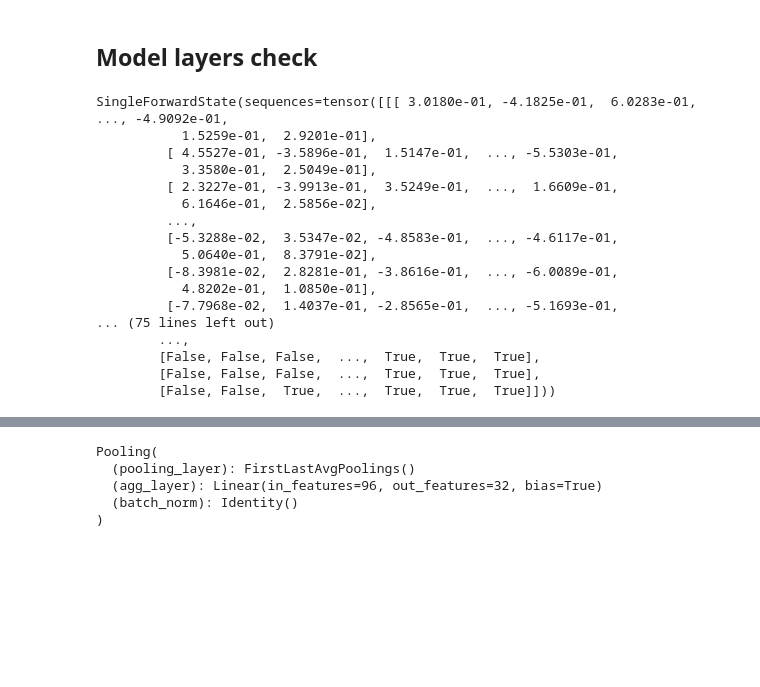
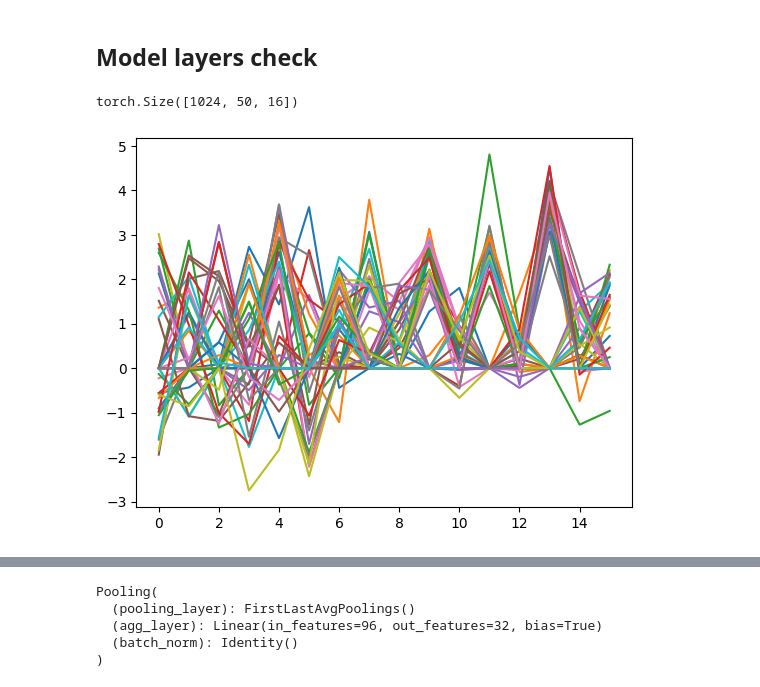
Before and after one commit to Monfin/LHT_credits-history, a Jupyter notebook: LHT_sequences.ipynb, the cells around one changed output, grey strips where cells are left out. Saved outputs shown, nothing was run; the diff lists cells and outputs as text; code cells hidden in the pictures; blank space fills up the shorter version.

```diff
--- a/LHT_sequences.ipynb
+++ b/LHT_sequences.ipynb
@@ -458,20 +458,29 @@ x_enc = enc(sample[0])
 # %%
-d(x_enc)
+d(x_enc.sequences.size())
 # %% [output]
-SingleForwardState(sequences=tensor([[[ 3.0180e-01, -4.1825e-01,  6.0283e-01,  ..., -4.9092e-01,
-           1.5259e-01,  2.9201e-01],
-         [ 4.5527e-01, -3.5896e-01,  1.5147e-01,  ..., -5.5303e-01,
-           3.3580e-01,  2.5049e-01],
-         [ 2.3227e-01, -3.9913e-01,  3.5249e-01,  ...,  1.6609e-01,
-           6.1646e-01,  2.5856e-02],
-         ...,
-         [-5.3288e-02,  3.5347e-02, -4.8583e-01,  ..., -4.6117e-01,
-           5.0640e-01,  8.3791e-02],
-         [-8.3981e-02,  2.8281e-01, -3.8616e-01,  ..., -6.0089e-01,
-           4.8202e-01,  1.0850e-01],
-         [-7.7968e-02,  1.4037e-01, -2.8565e-01,  ..., -5.1693e-01,
-... (75 lines left out)
-        ...,
-        [False, False, False,  ...,  True,  True,  True],
-        [False, False, False,  ...,  True,  True,  True],
-        [False, False,  True,  ...,  True,  True,  True]]))
+torch.Size([1024, 50, 16])
+# %%
+class PositionalEncoding(nn.Module):
+    "Implement the PE function."
+    def __init__(self, d_model: int, dropout: float = 0.1, max_len: int = 40, encoding_capacity: float = 10_000.0):
+        super().__init__()
+
+        self.dropout = nn.Dropout(p=dropout)
+
+        encoding_capacity = torch.tensor(encoding_capacity)
+
+        pe = torch.zeros(max_len, d_model)
+        position = torch.arange(0, max_len).unsqueeze(1)
+
+        div_term = torch.exp(-torch.arange(0, d_model, 2) * torch.log(encoding_capacity) / d_model)
+
+        pe[:, 0::2] = torch.sin(position * div_term)
+        pe[:, 1::2] = torch.cos(position * div_term)
+
+        self.pe = pe.unsqueeze(0)
+
+
+    def forward(self, x):
+        x = x + self.pe[:, :x.size(1)]
+
+        return self.dropout(x)
@@ -477,0 +489,6 @@ SingleForwardState(sequences=tensor([[[ 3.0180e-01, -4.1825e-01,  6.0283e-01,  .
+# %%
+for i in range(50):
+    plt.plot(range(16), check_pe[-1, i, :].detach())
+plt.show()
+# %% [output]
+[figure, added]
```
Also changed, not shown: parts of 26 cells of this notebook, 5 other files.
